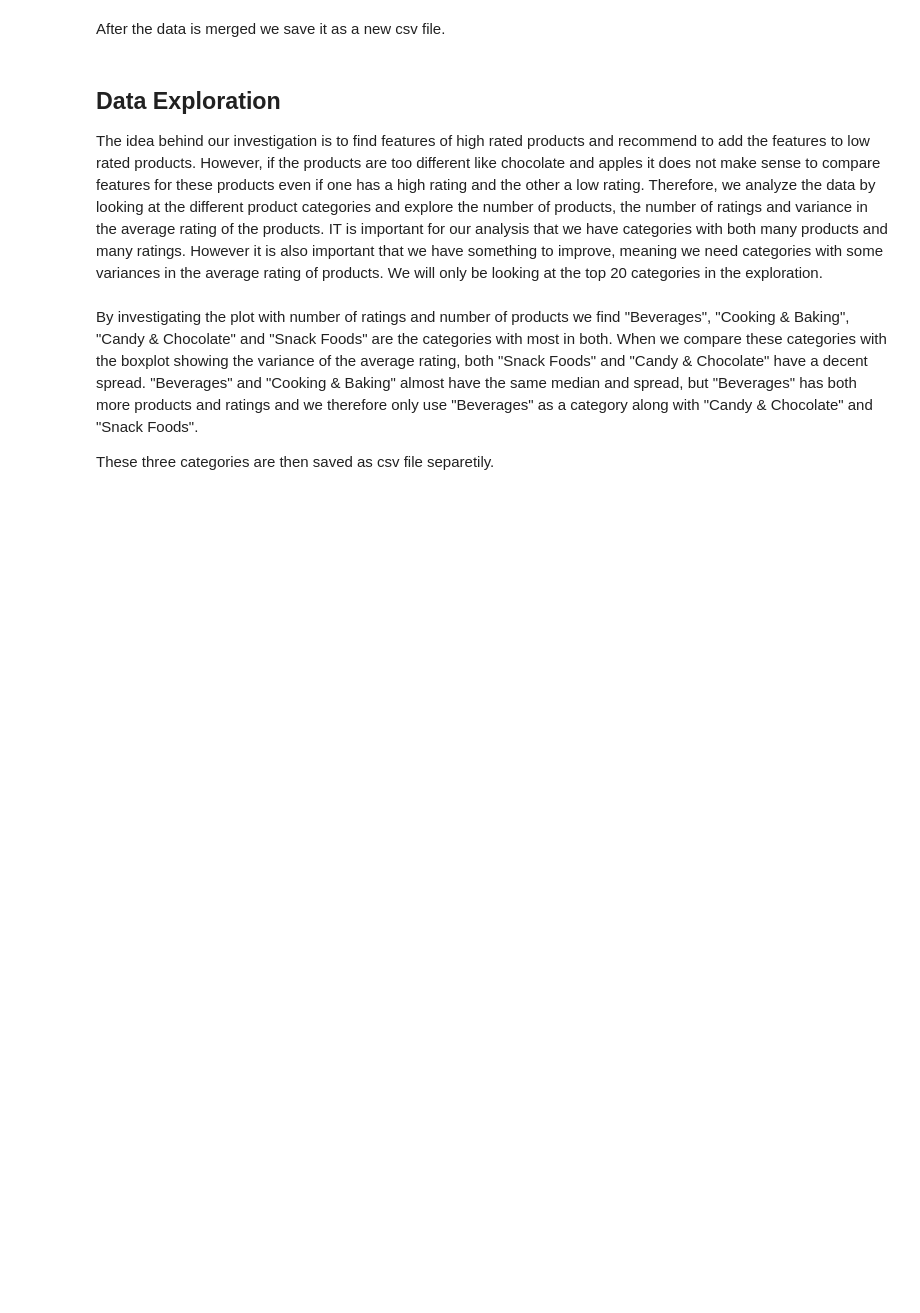
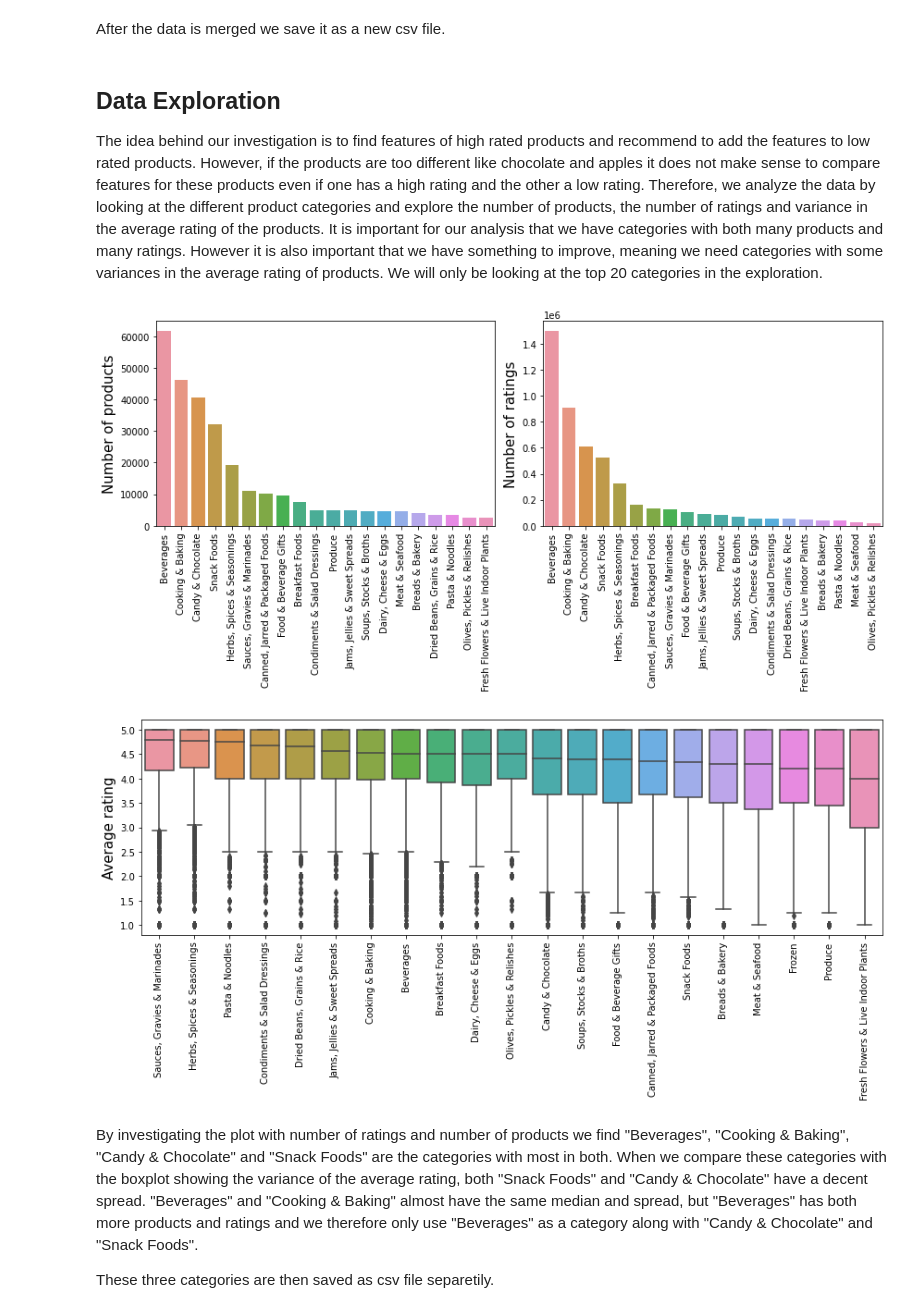
Before and after one commit to FKjaeren/Advanced_BA_project, a Jupyter notebook: Technical_report copy.ipynb, the cells around one changed output. Cells and saved outputs as stored; diff of their text form; code cells hidden in the pictures; blank space fills up the shorter version.

```diff
--- a/Technical_report copy.ipynb
+++ b/Technical_report copy.ipynb
@@ -93,7 +138,7 @@ reviews_df.to_csv('data/reviews_df.csv',index=False)
 metadata_df.to_csv('data/metadata_df.csv',index=False)
 # %% [markdown]
 ## Data Exploration
-The idea behind our investigation is to find features of high rated products and recommend to add the features to low rated products. However, if the products are too different like chocolate and apples it does not make sense to compare features for these products even if one has a high rating and the other a low rating. Therefore, we analyze the data by looking at the different product categories and explore the number of products, the number of ratings and variance in the average rating of the products. IT is important for our analysis that we have categories with both many products and many ratings. However it is also important that we have something to improve, meaning we need categories with some variances in the average rating of products. We will only be looking at the top 20 categories in the exploration.
+The idea behind our investigation is to find features of high rated products and recommend to add the features to low rated products. However, if the products are too different like chocolate and apples it does not make sense to compare features for these products even if one has a high rating and the other a low rating. Therefore, we analyze the data by looking at the different product categories and explore the number of products, the number of ratings and variance in the average rating of the products. It is important for our analysis that we have categories with both many products and many ratings. However it is also important that we have something to improve, meaning we need categories with some variances in the average rating of products. We will only be looking at the top 20 categories in the exploration.
 # %%
 # lead data
 df = pd.read_csv('data/metadata_df.csv')
@@ -109,37 +154,44 @@ def get_category(row, categories):
 top = 20
 categories = df['category'].value_counts().sort_values(ascending=False).index[0:top].to_list()
 
 # Copy the dataframe
 df_category = df.copy(deep=True)
 
 # Return number of products in each category
 df_category['category'] = df_category['category'].apply(lambda row: get_category(row, categories))
 df_category = df_category[df_category['category'] != '']
 
 # Number of ratings in each category
 df_num_ratings = df[['category','num_ratings']].groupby(by=["category"]).sum(["num_ratings"])
 df_num_ratings = df_num_ratings['num_ratings'].sort_values(ascending=False).reset_index()
 
 # Plot of the number of productts in each category and the number of ratings in each category
-fig, ((ax1, ax2)) = plt.subplots(1,2)
+fig, ((ax1, ax2)) = plt.subplots(1,2, figsize=(12,6))
 sns.countplot(x="category", data=df_category, order=categories, ax=ax1)
-ax1.set_ylabel('Number of products')
+ax1.set_ylabel('Number of products', fontsize=15)
+ax1.set_xlabel('')
 ax1.set_xticklabels(categories,rotation=90)
 sns.barplot(x="category", y="num_ratings", data=df_num_ratings[0:top], ax=ax2)
-ax2.set_ylabel('Number of ratings')
+ax2.set_ylabel('Number of ratings', fontsize=15)
+ax2.set_xlabel('')
 ax2.set_xticklabels(df_num_ratings.loc[0:(top-1),'category'].to_list(),rotation=90)
 fig.tight_layout()
 fig.show()
 
 # Plot with variance of average ratings in each category
 categories_union = list(set().union(categories,df_num_ratings.loc[0:top,'category'])) # list of categories shown in figure 1 and 2
 df_mean_avg_rating = df[df['category'].isin(categories_union)].groupby('category').median(['avg_rating']).sort_values(by='avg_rating',ascending=False)
 categories_union = df_mean_avg_rating.index.to_list()
-plt.figure(2)
+plt.figure(2, figsize=(12,6))
 sns.boxplot(x = 'category', y = 'avg_rating', data = df[df['category'].isin(categories_union)], order = categories_union)
 plt.xticks(rotation=90)
+plt.ylabel('Average rating', fontsize=15)
+plt.xlabel('')
 plt.tight_layout()
 plt.show()
+# %% [output]
+[figure, added]
+[figure, added]
 # %% [markdown]
 By investigating the plot with number of ratings and number of products we find "Beverages", "Cooking & Baking", "Candy & Chocolate" and "Snack Foods" are the categories with most in both. When we compare these categories with the boxplot showing the variance of the average rating, both "Snack Foods" and "Candy & Chocolate" have a decent spread. "Beverages" and "Cooking & Baking" almost have the same median and spread, but "Beverages" has both more products and ratings and we therefore only use "Beverages" as a category along with "Candy & Chocolate" and "Snack Foods".
 
```
Also changed, not shown: parts of 27 cells of this notebook.
